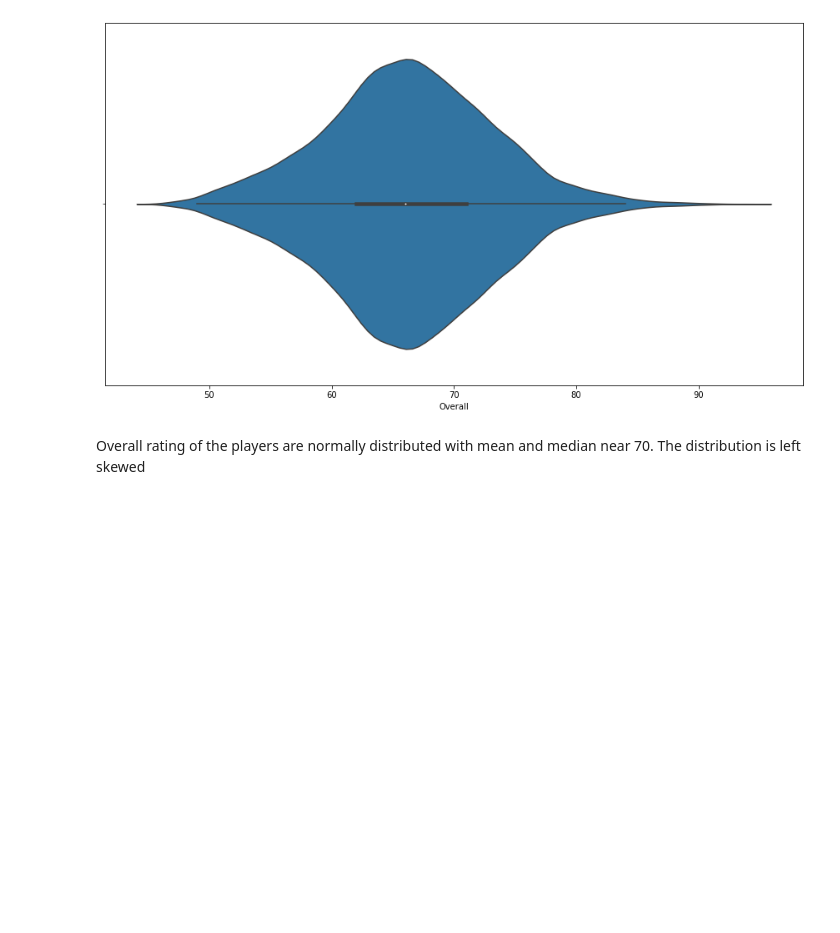
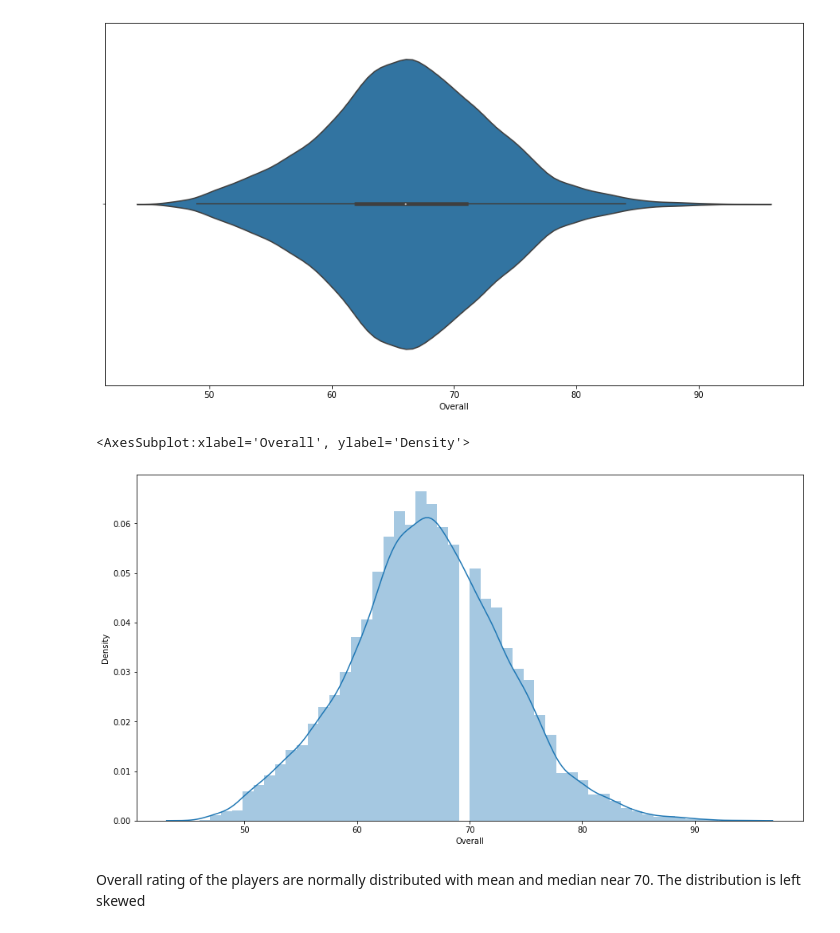
Before and after one commit to Titash2895/Data-Science, a Jupyter notebook: Mini_Project.ipynb, the cells around one changed output. Cells and saved outputs as stored; diff of their text form; code cells hidden in the pictures; blank space fills up the shorter version.

```diff
--- a/Mini_Project.ipynb
+++ b/Mini_Project.ipynb
@@ -210,6 +234,12 @@ sns.violinplot(data['Overall'])
 plt.savefig('overall.png')
 # %% [output]
 [figure]
+# %%
+plt.figure(figsize=(15,8))
+sns.distplot(data['Overall'])
+# %% [output]
+<AxesSubplot:xlabel='Overall', ylabel='Density'>
+[figure, added]
 # %% [markdown]
 Overall rating of the players are normally distributed with mean and median near 70. The distribution is left skewed
 # %% [markdown]
```
Also changed, not shown: parts of 24 cells of this notebook.
